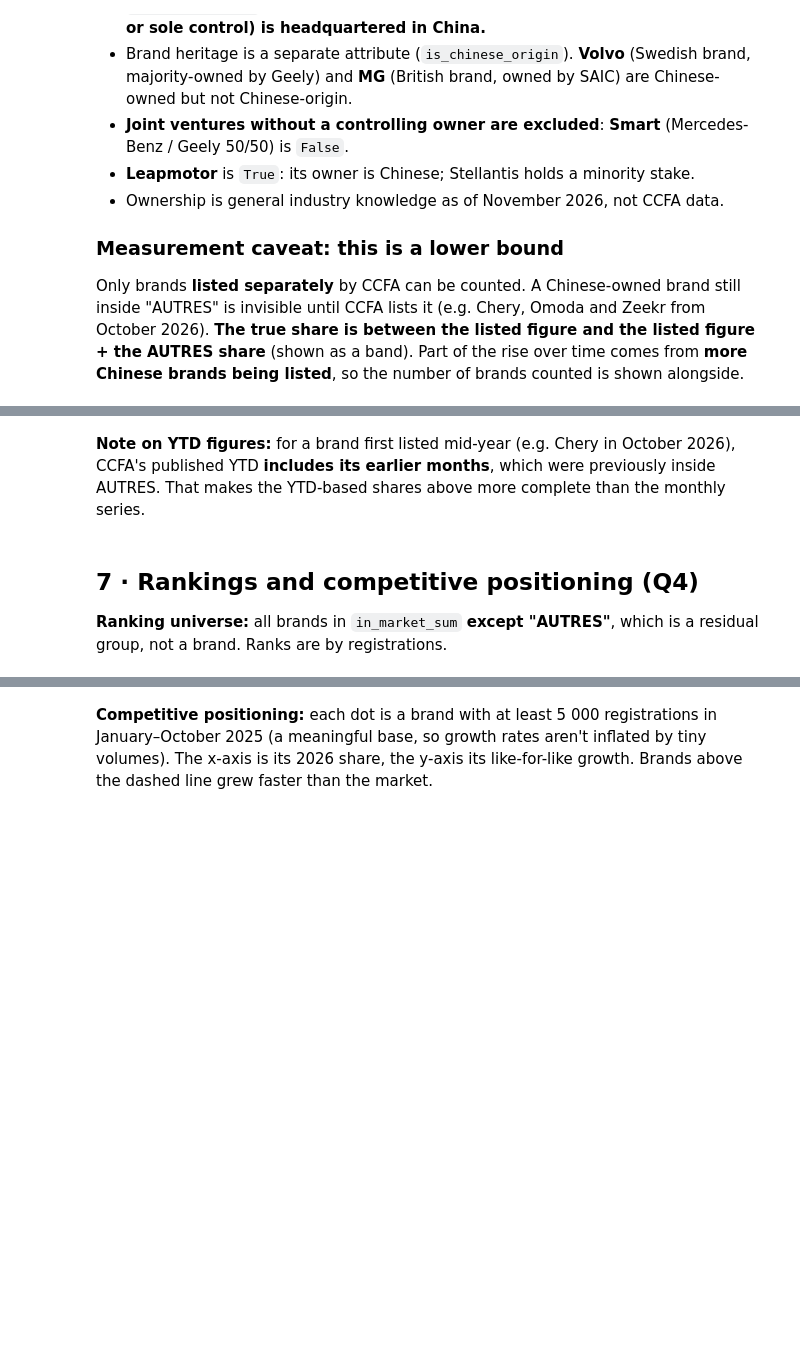
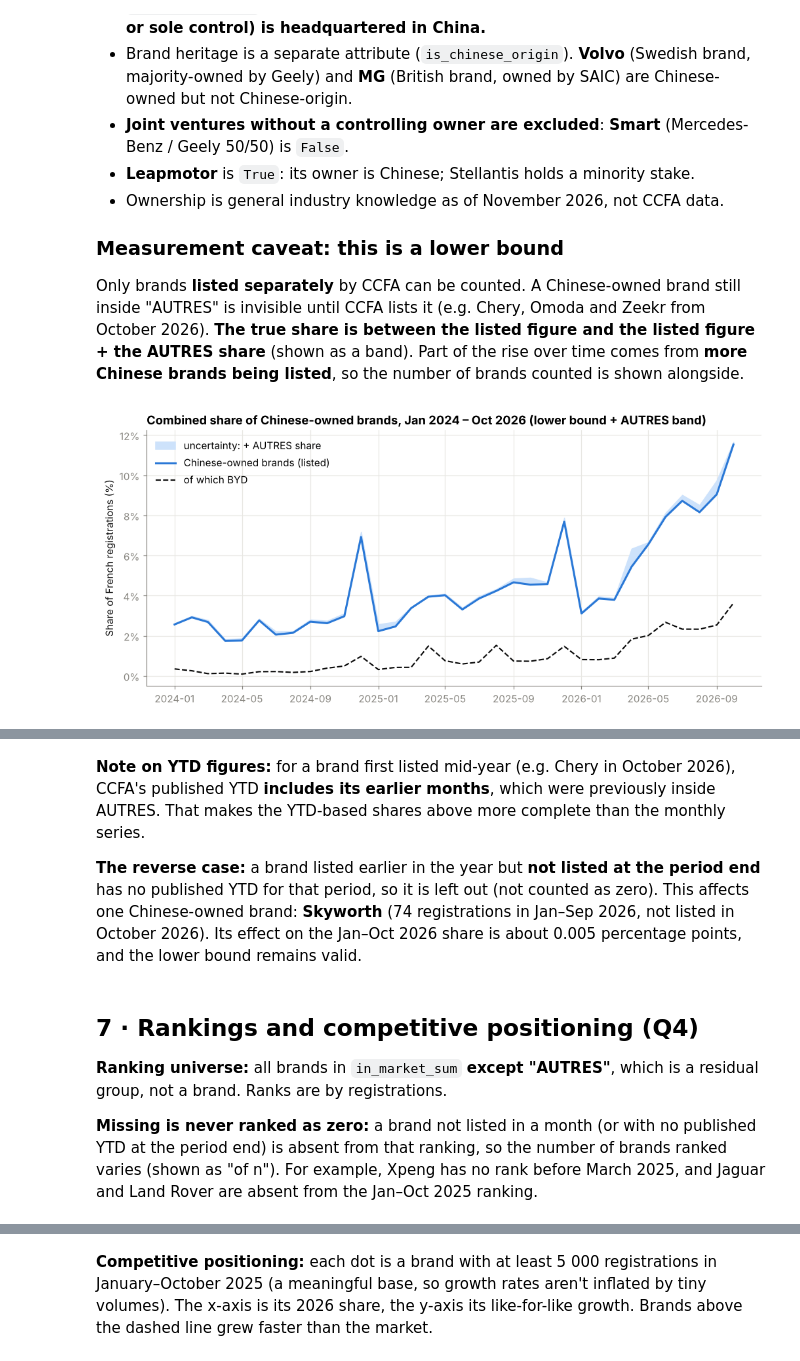
Before and after one commit to Zaheermuhammadasad/byd-france-bi, a Jupyter notebook: notebooks/03_eda.ipynb, the cells around one changed output, grey strips where cells are left out. Cells and saved outputs as stored; diff of their text form; code cells hidden in the pictures; blank space fills up the shorter version.

```diff
--- a/notebooks/03_eda.ipynb
+++ b/notebooks/03_eda.ipynb
@@ -250,29 +316,32 @@ Only brands **listed separately** by CCFA can be counted. A Chinese-owned brand
 # %%
 cn = U[U.is_chinese_owned]
 cn_month = cn.groupby("date").agg(cn_reg=("registrations_month", "sum"), n_brands=("brand", "nunique"))
 cn_month = cn_month.join(mm.set_index("date").market_registrations_month)
 cn_month["share_listed_pct"] = cn_month.cn_reg / cn_month.market_registrations_month * 100
 autres = bm[bm.brand == "Other brands (AUTRES)"].set_index("date").share_month_pct
 cn_month["upper_bound_pct"] = cn_month.share_listed_pct + autres
 byd_m = byd.registrations_month
 cn_month["byd_share_of_cn_pct"] = byd_m / cn_month.cn_reg * 100
 
 fig, ax = plt.subplots()
 ax.fill_between(cn_month.index, cn_month.share_listed_pct, cn_month.upper_bound_pct, color="#cde2fb", label="uncertainty: + AUTRES share")
 ax.plot(cn_month.index, cn_month.share_listed_pct, color=BRAND_COLORS["BYD"], label="Chinese-owned brands (listed)")
 ax.plot(byd.index, byd.share_month_pct, color=INK, lw=1.4, ls="--", label="of which BYD")
 ax.yaxis.set_major_formatter(mtick.PercentFormatter(decimals=0))
-ax.set_title("Combined market share of Chinese-owned brands (lower bound, with AUTRES band)")
+ax.set_ylabel("Share of French registrations (%)")
+ax.set_title("Combined share of Chinese-owned brands, Jan 2024 – Oct 2026 (lower bound + AUTRES band)")
 ax.legend(loc="upper left")
 plt.show()
 
 yr = []
 for y, mo, lab in [(2024, 12, "2024 full year"), (2025, 12, "2025 full year"), (2024, 10, "2024 Jan–Oct"),
                    (2025, 10, "2025 Jan–Oct"), (2026, 10, "2026 Jan–Oct (partial)")]:
     sub = U[(U.year == y) & (U.month == mo) & U.is_chinese_owned]
     tot = mkt_ytd(y, mo)
     yr.append({"period": lab, "brands counted": sub.brand.nunique(),
                "Chinese-owned share %": round(sub.registrations_ytd.sum() / tot * 100, 2),
                "Chinese-origin only %": round(sub[sub.is_chinese_origin].registrations_ytd.sum() / tot * 100, 2),
                "BYD % of Chinese-owned volume": round(sub[sub.brand == "BYD"].registrations_ytd.sum() / sub.registrations_ytd.sum() * 100, 1)})
 pd.DataFrame(yr).set_index("period")
+# %% [output]
+[figure, added]
@@ -279,9 +355,13 @@ pd.DataFrame(yr).set_index("period")
 # %% [markdown]
 **Note on YTD figures:** for a brand first listed mid-year (e.g. Chery in October 2026), CCFA's published YTD **includes its earlier months**, which were previously inside AUTRES. That makes the YTD-based shares above more complete than the monthly series.
+
+**The reverse case:** a brand listed earlier in the year but **not listed at the period end** has no published YTD for that period, so it is left out (not counted as zero). This affects one Chinese-owned brand: **Skyworth** (74 registrations in Jan–Sep 2026, not listed in October 2026). Its effect on the Jan–Oct 2026 share is about 0.005 percentage points, and the lower bound remains valid.
 # %% [markdown]
 ## 7 · Rankings and competitive positioning (Q4)
 
 **Ranking universe:** all brands in `in_market_sum` **except "AUTRES"**, which is a residual group, not a brand. Ranks are by registrations.
+
+**Missing is never ranked as zero:** a brand not listed in a month (or with no published YTD at the period end) is absent from that ranking, so the number of brands ranked varies (shown as "of n"). For example, Xpeng has no rank before March 2025, and Jaguar and Land Rover are absent from the Jan–Oct 2025 ranking.
 # %%
 R = U[U.brand != "Other brands (AUTRES)"].copy()
 R["rank_month"] = R.groupby("period").registrations_month.rank(ascending=False, method="min")
```
Also changed, not shown: parts of 13 cells of this notebook.
